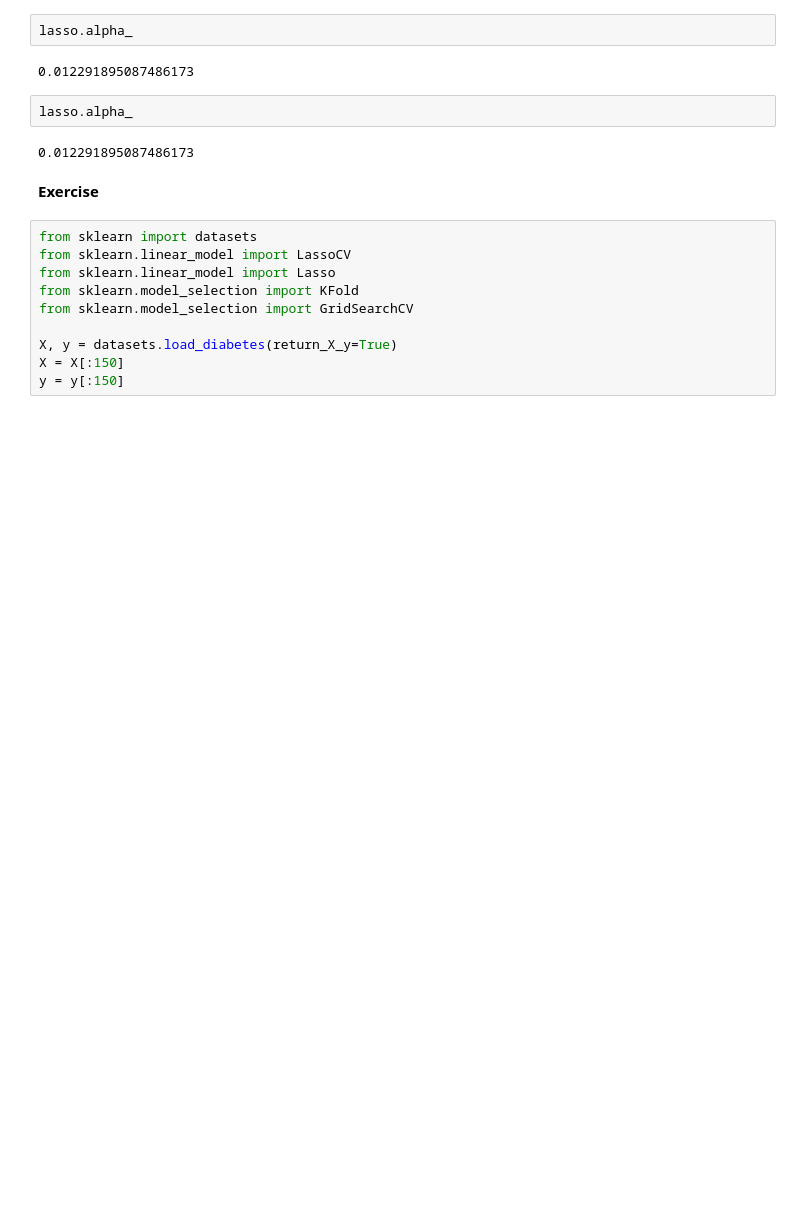
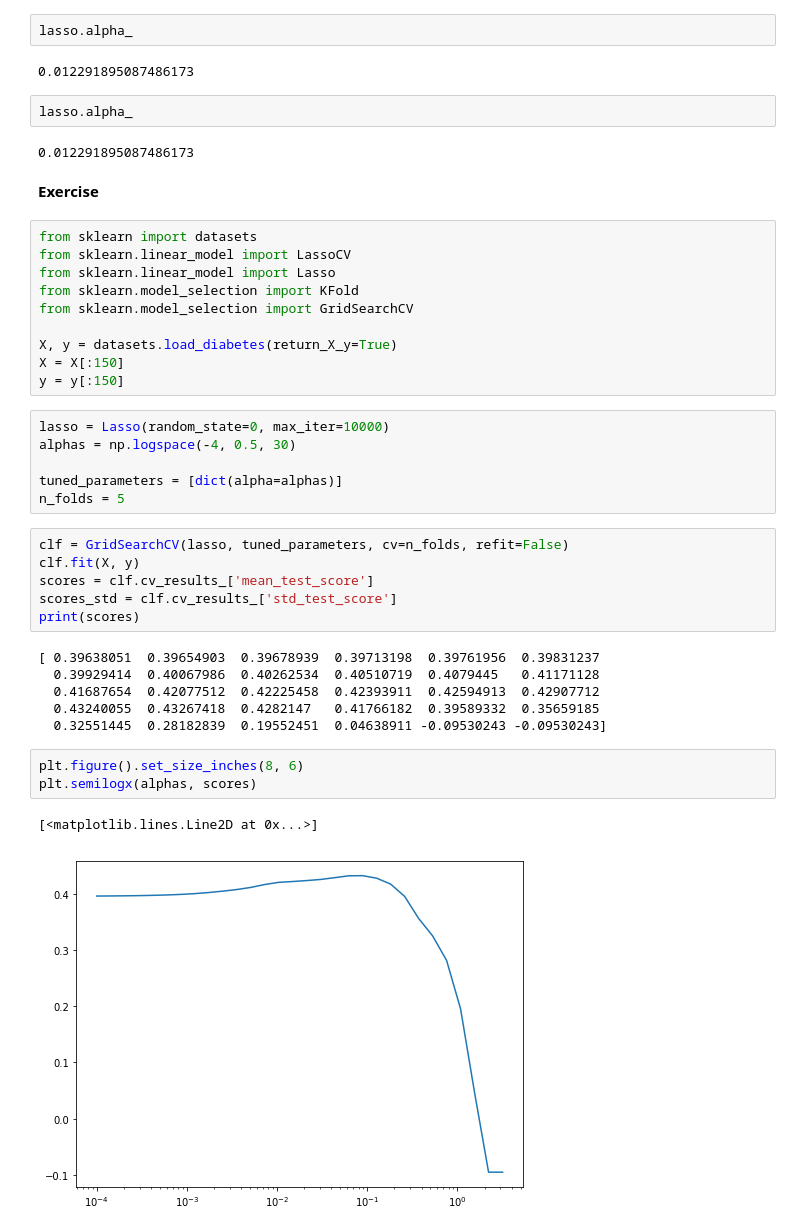
Before and after one commit to sparklingness/tutorials_training, a Jupyter notebook: sklearn_model_selection.ipynb, the cells around one changed output. Cells and saved outputs as stored; diff of their text form; blank space fills up the shorter version.

```diff
--- a/sklearn_model_selection.ipynb
+++ b/sklearn_model_selection.ipynb
@@ -234,3 +234,27 @@ from sklearn.model_selection import GridSearchCV
 X, y = datasets.load_diabetes(return_X_y=True)
 X = X[:150]
 y = y[:150]
+# %%
+lasso = Lasso(random_state=0, max_iter=10000)
+alphas = np.logspace(-4, 0.5, 30)
+
+tuned_parameters = [dict(alpha=alphas)]
+n_folds = 5
+# %%
+clf = GridSearchCV(lasso, tuned_parameters, cv=n_folds, refit=False)
+clf.fit(X, y)
+scores = clf.cv_results_['mean_test_score']
+scores_std = clf.cv_results_['std_test_score']
+print(scores)
+# %% [output]
+[ 0.39638051  0.39654903  0.39678939  0.39713198  0.39761956  0.39831237
+  0.39929414  0.40067986  0.40262534  0.40510719  0.4079445   0.41171128
+  0.41687654  0.42077512  0.42225458  0.42393911  0.42594913  0.42907712
+  0.43240055  0.43267418  0.4282147   0.41766182  0.39589332  0.35659185
+  0.32551445  0.28182839  0.19552451  0.04638911 -0.09530243 -0.09530243]
+# %%
+plt.figure().set_size_inches(8, 6)
+plt.semilogx(alphas, scores)
+# %% [output]
+[<matplotlib.lines.Line2D at 0x...>]
+[figure, added]
```
Also changed, not shown: parts of 4 cells of this notebook, 1 other file.
